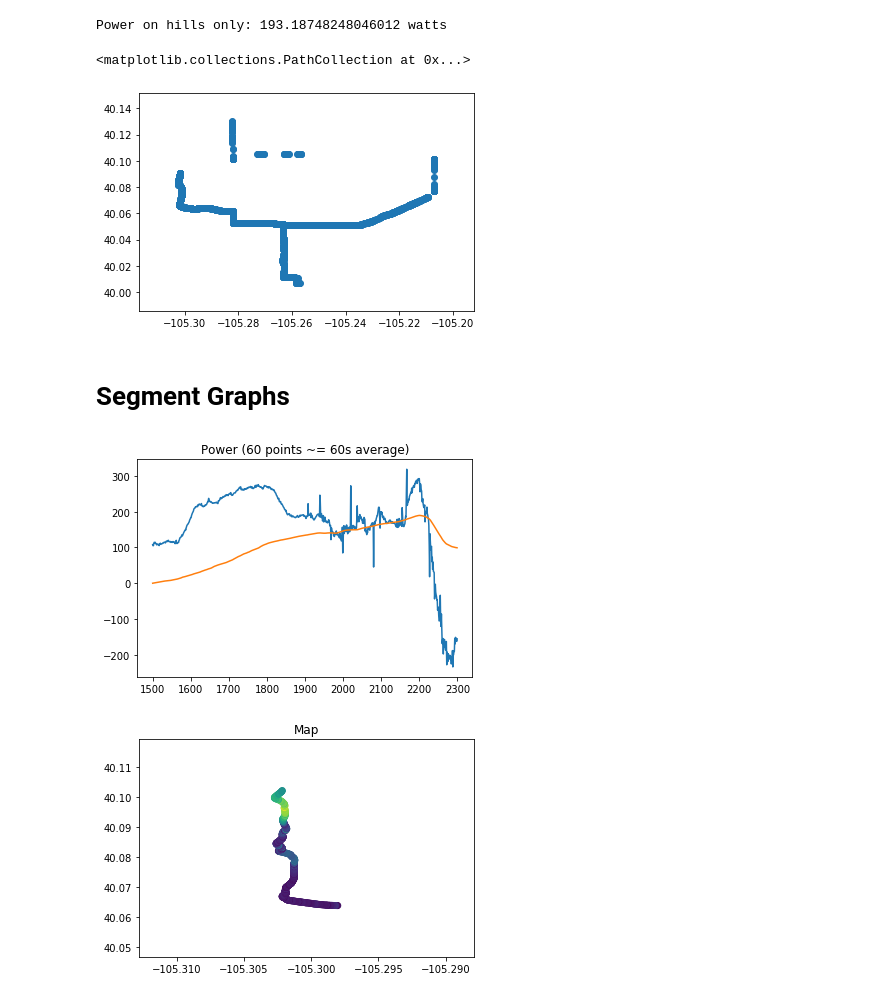
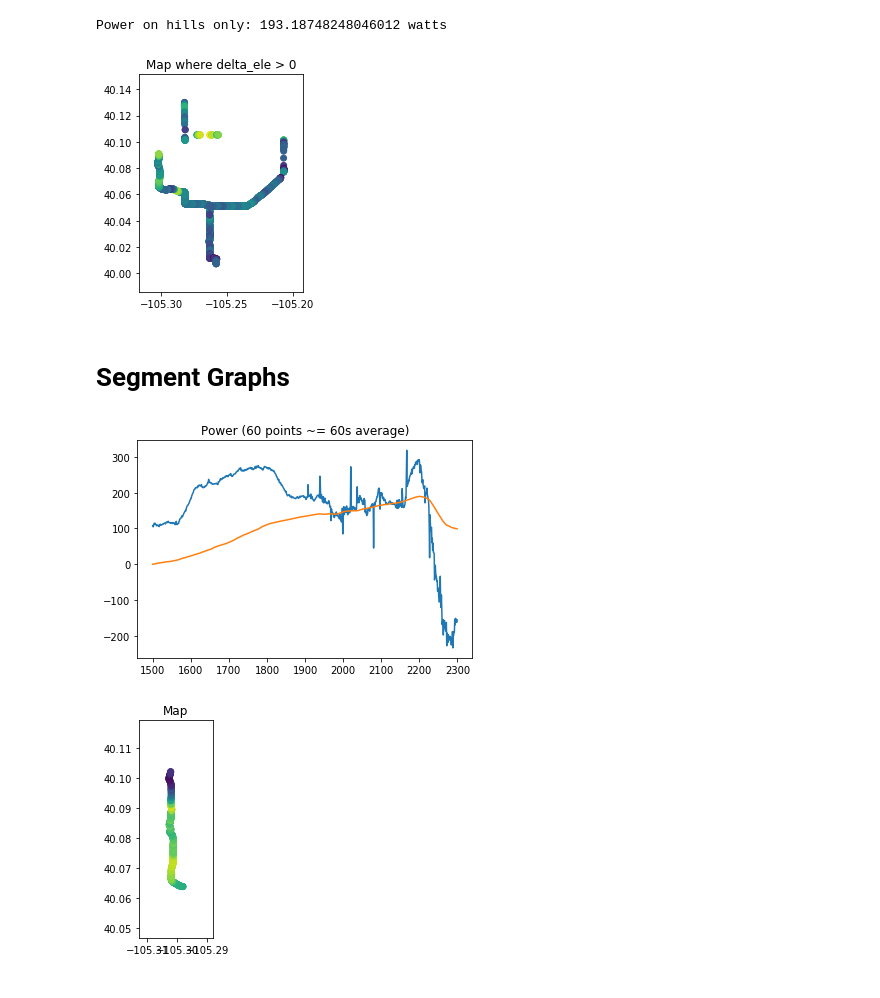
Before and after one commit to royceschultz/Cycling-Power-Calculator, a Jupyter notebook: strava.ipynb, the cells around one changed output. Cells and saved outputs as stored; diff of their text form; code cells hidden in the pictures.

```diff
--- a/strava.ipynb
+++ b/strava.ipynb
@@ -178,10 +169,12 @@ print('Power on hills only: {} watts'.format(hill_power))
 Power on hills only: 193.18748248046012 watts
 # %%
 hill = df[df.delta_ele>0]
-plt.scatter(hill.lon,hill.lat)
+plt.scatter(hill.lon,hill.lat,c=df.power.rolling(60).mean()[df.delta_ele>0])
+plt.gca().set_aspect('equal', adjustable='box')
+plt.title('Map where delta_ele > 0')
+plt.show()
 # %% [output]
-<matplotlib.collections.PathCollection at 0x...>
-[figure, old version]
+[figure, new version]
 # %% [markdown]
 # Segment Graphs
 # %%
@@ -192,9 +185,10 @@ plt.plot(df.ele[start:start+frame] - df.ele[start])
 plt.title('Power (60 points ~= 60s average)')
 
 fig = plt.figure()
-plt.scatter(df.lon[start:start+frame],df.lat[start:start+frame], c=df.speed[start:start+frame])
+plt.scatter(df.lon[start:start+frame],df.lat[start:start+frame], c=df.power.rolling(60).mean()[start:start+frame])
 plt.title('Map')
+plt.gca().set_aspect('equal', adjustable='box')
 plt.show()
 # %% [output]
 [figure]
-[figure, old version]
+[figure, new version]
```
Also changed, not shown: parts of 7 cells of this notebook, 8 other files.
